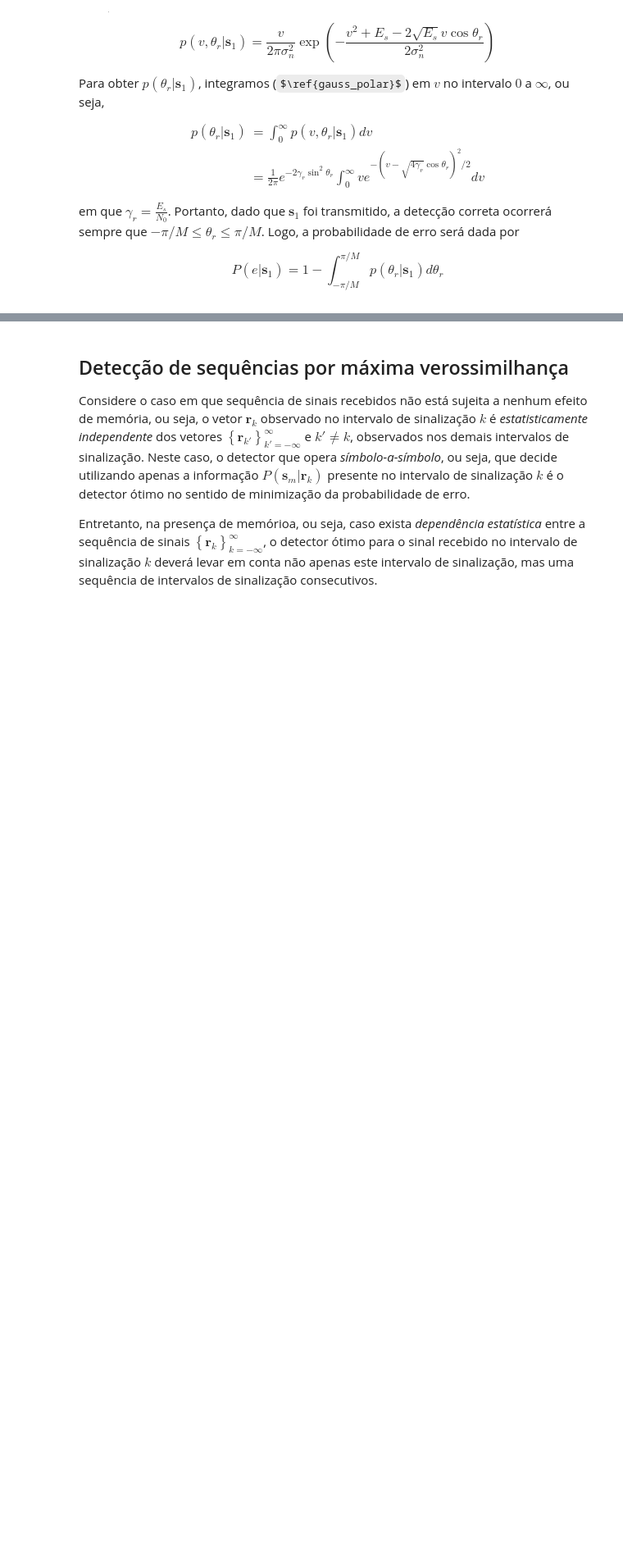
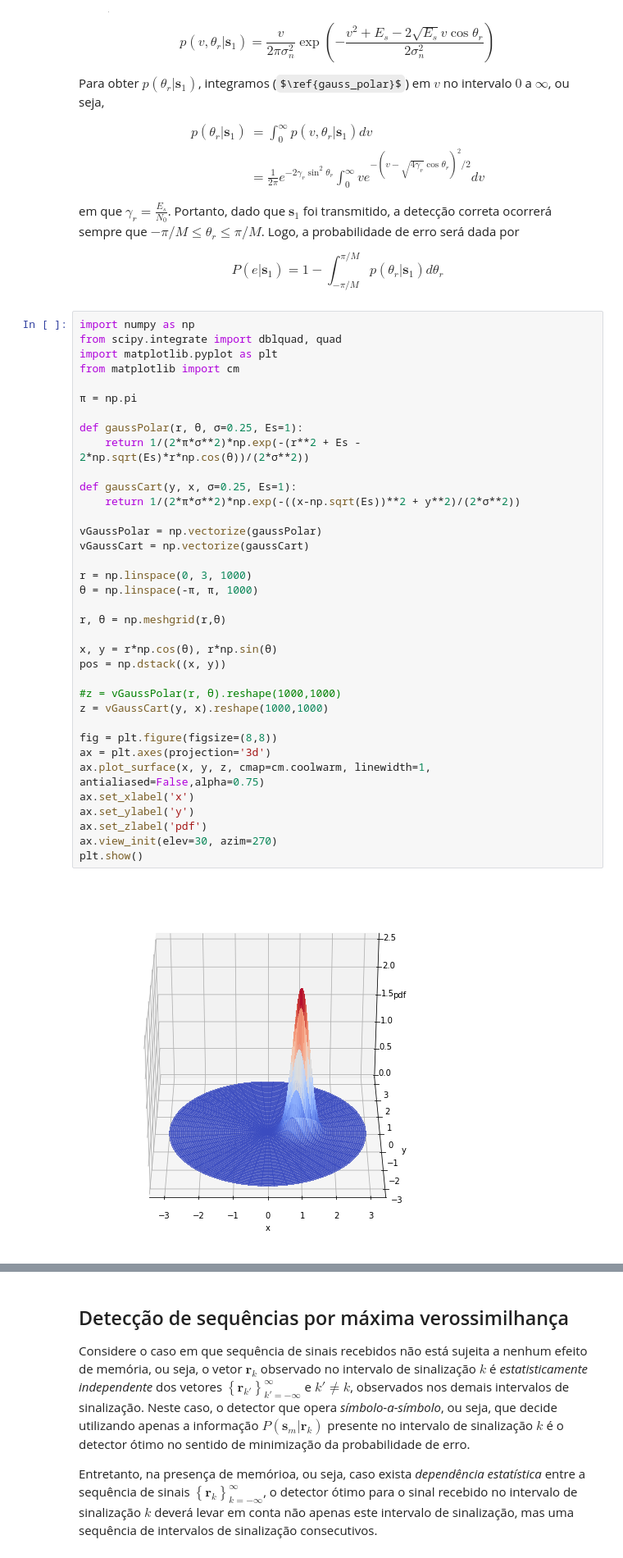
Before and after one commit to edsonportosilva/TDI, a Jupyter notebook: jupyter/3 - Receptores ótimos para canais AWGN.ipynb, the cells around one changed output, grey strips where cells are left out. Shown at 82% size. Drawn from its saved outputs; the diff is of its cells as text; some formulas as TeX source; blank space fills up the shorter version.

```diff
--- a/jupyter/3 - Receptores ótimos para canais AWGN.ipynb
+++ b/jupyter/3 - Receptores ótimos para canais AWGN.ipynb
@@ -1339,3 +1339,41 @@ $$
 P(e|\mathbf{s}_1)=1-\int_{-\pi/M}^{\pi/M} p\left(\theta_r|\mathbf{s}_1\right) d \theta_r
 \end{equation}
 $$
+# %%
+import numpy as np
+from scipy.integrate import dblquad, quad
+import matplotlib.pyplot as plt
+from matplotlib import cm
+
+π = np.pi
+
+def gaussPolar(r, θ, σ=0.25, Es=1):
+    return 1/(2*π*σ**2)*np.exp(-(r**2 + Es - 2*np.sqrt(Es)*r*np.cos(θ))/(2*σ**2))
+
+def gaussCart(y, x, σ=0.25, Es=1):
+    return 1/(2*π*σ**2)*np.exp(-((x-np.sqrt(Es))**2 + y**2)/(2*σ**2))
+
+vGaussPolar = np.vectorize(gaussPolar)
+vGaussCart = np.vectorize(gaussCart)
+
+r = np.linspace(0, 3, 1000)
+θ = np.linspace(-π, π, 1000)
+
+r, θ = np.meshgrid(r,θ)
+
+x, y = r*np.cos(θ), r*np.sin(θ)
+pos = np.dstack((x, y))
+
+#z = vGaussPolar(r, θ).reshape(1000,1000)
+z = vGaussCart(y, x).reshape(1000,1000)
+
+fig = plt.figure(figsize=(8,8))
+ax = plt.axes(projection='3d')
+ax.plot_surface(x, y, z, cmap=cm.coolwarm, linewidth=1, antialiased=False,alpha=0.75)
+ax.set_xlabel('x')
+ax.set_ylabel('y')
+ax.set_zlabel('pdf')
+ax.view_init(elev=30, azim=270)
+plt.show()
+# %% [output]
+[figure, added]
```
Also changed, not shown: parts of 1 cell of this notebook, 1 other file.
